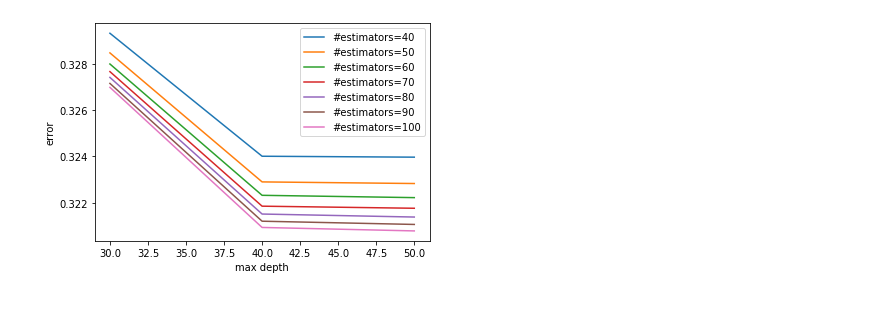
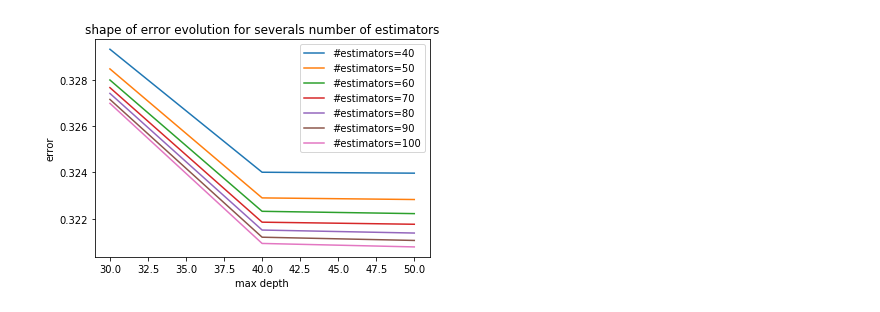
Before and after one commit to aemi-dev/td_taxidriver, a Jupyter notebook: graphiques.ipynb, the cells around one changed output. Saved outputs shown, nothing was run; the diff lists cells and outputs as text; code cells hidden in the pictures.

```diff
--- a/graphiques.ipynb
+++ b/graphiques.ipynb
@@ -17,25 +18,26 @@ plt.show()
 # %%
 ### TOUS LES TESTS SANS CLUSTERING ###
 d = [30,40,50]
 n40  = [0.32933,0.32401,0.32397]
 n50  = [0.32848,0.32290,0.32283]
 n60  = [0.32800,0.32232,0.32222]
 n70  = [0.32767,0.32185,0.32176]
 n80  = [0.32742,0.32151,0.32138]
 n90  = [0.32716,0.32120,0.32106]
 n100 = [0.32699,0.32093,0.32078]
 
 plt.plot(d,n40,label="#estimators=40")
 plt.plot(d,n50,label="#estimators=50")
 plt.plot(d,n60,label="#estimators=60")
 plt.plot(d,n70,label="#estimators=70")
 plt.plot(d,n80,label="#estimators=80")
 plt.plot(d,n90,label="#estimators=90")
 plt.plot(d,n100,label="#estimators=100")
 
+plt.title("shape of error evolution for severals number of estimators")
 plt.xlabel("max depth")
 plt.ylabel("error")
 plt.legend()
 plt.show()
 # %% [output]
-[figure, old version]
+[figure, new version]
```
Also changed, not shown: parts of 3 cells of this notebook, 3 other files.
